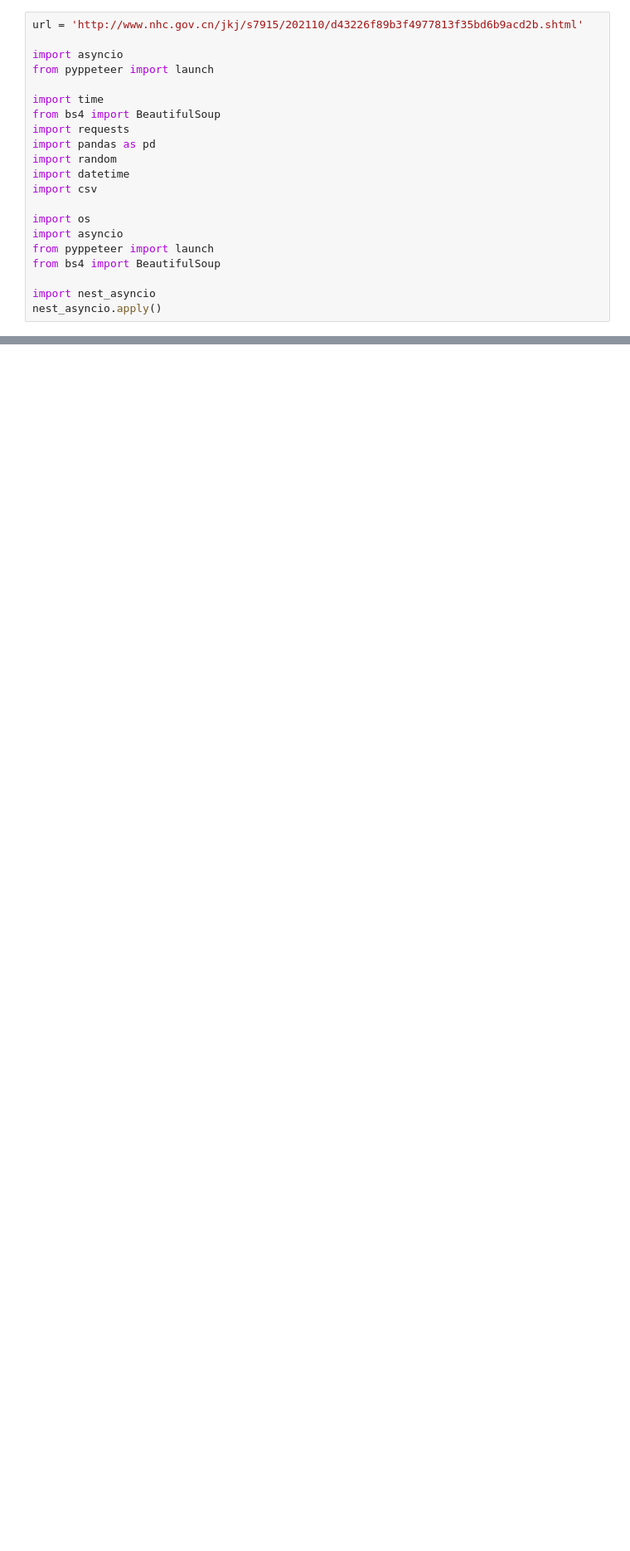
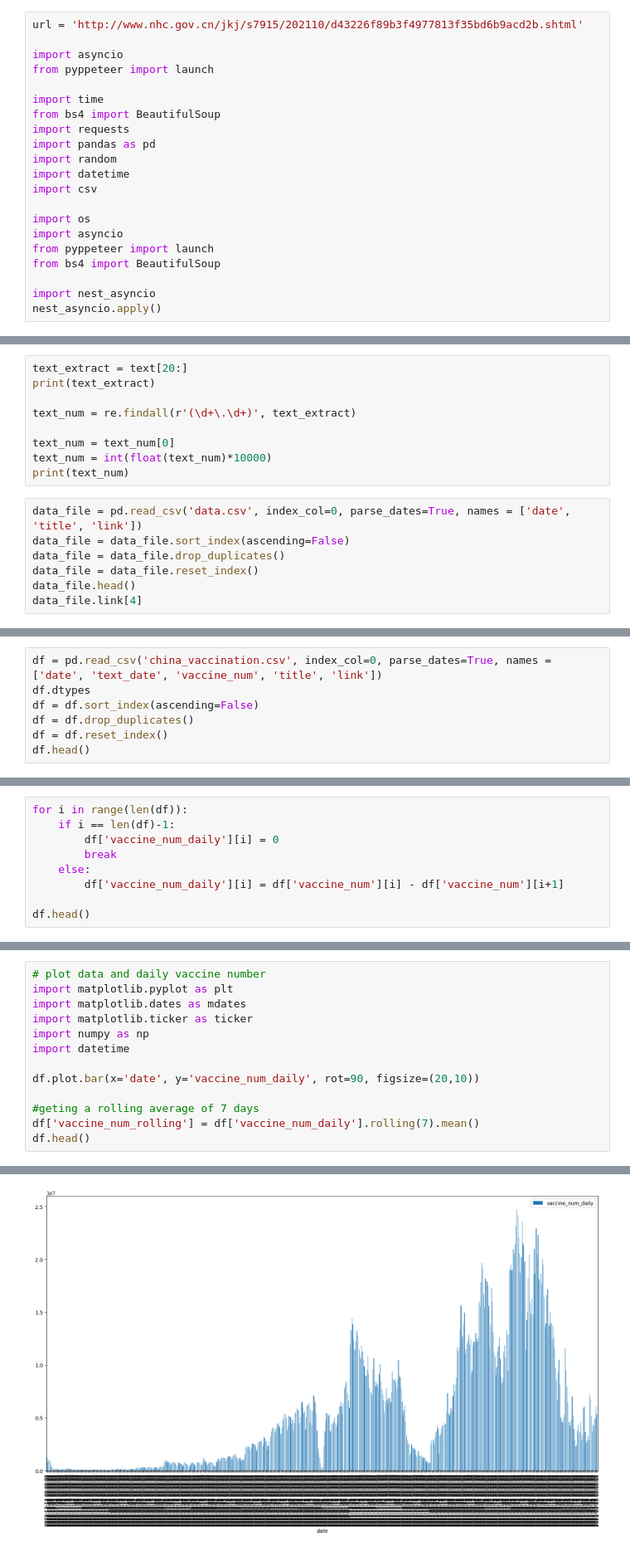
Before and after one commit to yong-xiong/china-vaccination, a Jupyter notebook: china-vaccination.ipynb, the cells around one changed output, grey strips where cells are left out. Shown: that part at 83% size. Saved outputs shown, nothing was run; the diff lists cells and outputs as text; blank space fills up the shorter version.

```diff
--- a/china-vaccination.ipynb
+++ b/china-vaccination.ipynb
@@ -280,0 +198,16 @@ def getContent(html):
+# %%
+text_extract = text[20:]
+print(text_extract)
+
+text_num = re.findall(r'(\d+\.\d+)', text_extract)
+
+text_num = text_num[0]
+text_num = int(float(text_num)*10000)
+print(text_num)
+# %%
+data_file = pd.read_csv('data.csv', index_col=0, parse_dates=True, names = ['date', 'title', 'link'])
+data_file = data_file.sort_index(ascending=False)
+data_file = data_file.drop_duplicates()
+data_file = data_file.reset_index()
+data_file.head()
+data_file.link[4]
@@ -280,0 +249,7 @@ def getContent(html):
+# %%
+df = pd.read_csv('china_vaccination.csv', index_col=0, parse_dates=True, names = ['date', 'text_date', 'vaccine_num', 'title', 'link'])
+df.dtypes
+df = df.sort_index(ascending=False)
+df = df.drop_duplicates()
+df = df.reset_index()
+df.head()
@@ -280,0 +272,9 @@ def getContent(html):
+# %%
+for i in range(len(df)):
+    if i == len(df)-1:
+        df['vaccine_num_daily'][i] = 0
+        break
+    else:
+        df['vaccine_num_daily'][i] = df['vaccine_num'][i] - df['vaccine_num'][i+1]
+
+df.head()
@@ -280,0 +299,14 @@ def getContent(html):
+# %%
+# plot data and daily vaccine number
+import matplotlib.pyplot as plt
+import matplotlib.dates as mdates
+import matplotlib.ticker as ticker
+import numpy as np
+import datetime
+
+df.plot.bar(x='date', y='vaccine_num_daily', rot=90, figsize=(20,10))
+
+#geting a rolling average of 7 days
+df['vaccine_num_rolling'] = df['vaccine_num_daily'].rolling(7).mean()
+df.head()
+# %% [output]
@@ -280,0 +319 @@ def getContent(html):
+[figure, added]
```
Also changed, not shown: parts of 24 cells of this notebook, 3 other files.
